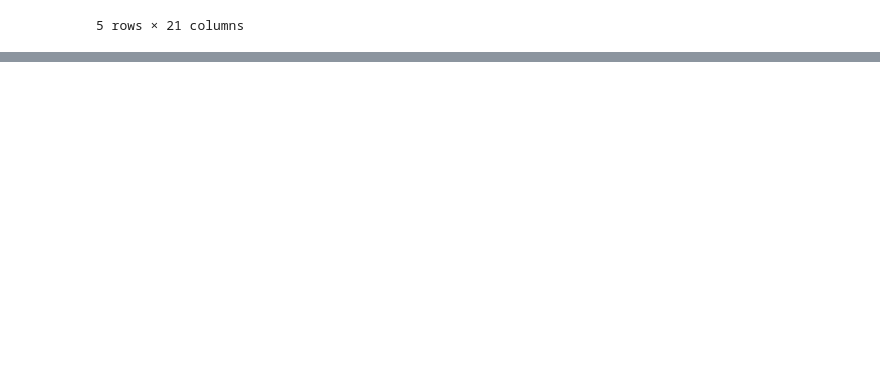
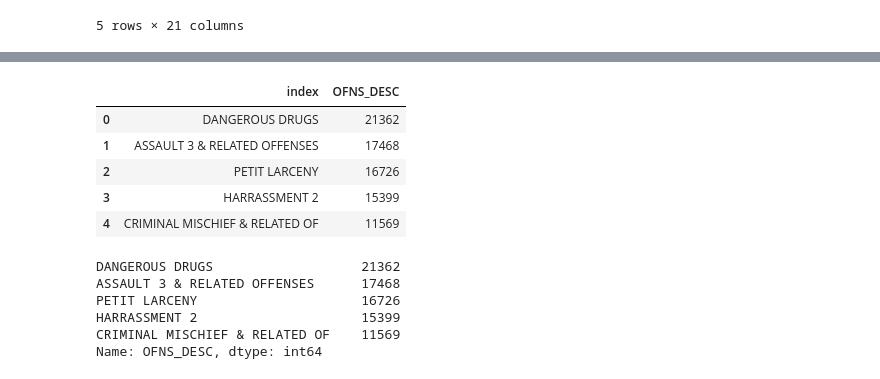
Before and after one commit to wilfy9249/Capstone-Fall-18, a Jupyter notebook: Python Notebook/Data_Filter_for_model_selection.ipynb, the cells around one changed output, grey strips where cells are left out. Drawn from its saved outputs; the diff is of its cells as text; code cells hidden in the pictures; blank space fills up the shorter version.

```diff
--- a/Python Notebook/Data_Filter_for_model_selection.ipynb
+++ b/Python Notebook/Data_Filter_for_model_selection.ipynb
@@ -81,3 +66,4 @@ dfCopy['StartTime'] = pd.to_datetime(dfCopy['StartTime'])
-# %%
-dfCopy['Time_Day'] = 'none'
+# %%
+df_data = dfCopy.copy()
+df_data['Time'] = df_data.index.hour
 # %%
@@ -98,0 +80,5 @@ KeyError: 'StartTime'
+# %%
+df_data['Morning'] = df_data['Time'].between(06.01,12.0)
+df_data['Afternoon'] = df_data['Time'].between(12.01,17.0)
+df_data['Evening'] = df_data['Time'].between(17.01,20.0)
+df_data['Night'] = df_data['Time'].between(20.01,06.0)
@@ -135,0 +100,10 @@ dfCopy_copy.head()
+# %%
+temp = filter_data['OFNS_DESC'].value_counts().head(5).reset_index()
+temp
+# %% [output]
+|  | index | OFNS_DESC |
+| 0 | DANGEROUS DRUGS | 21362 |
+| 1 | ASSAULT 3 & RELATED OFFENSES | 17468 |
+| 2 | PETIT LARCENY | 16726 |
+| 3 | HARRASSMENT 2 | 15399 |
+| 4 | CRIMINAL MISCHIEF & RELATED OF | 11569 |
@@ -135,0 +112,9 @@ dfCopy_copy.head()
+# %%
+final_data['OFNS_DESC'].value_counts()
+# %% [output]
+DANGEROUS DRUGS                   21362
+ASSAULT 3 & RELATED OFFENSES      17468
+PETIT LARCENY                     16726
+HARRASSMENT 2                     15399
+CRIMINAL MISCHIEF & RELATED OF    11569
+Name: OFNS_DESC, dtype: int64
```
Also changed, not shown: parts of 15 cells of this notebook, 1 other file.
